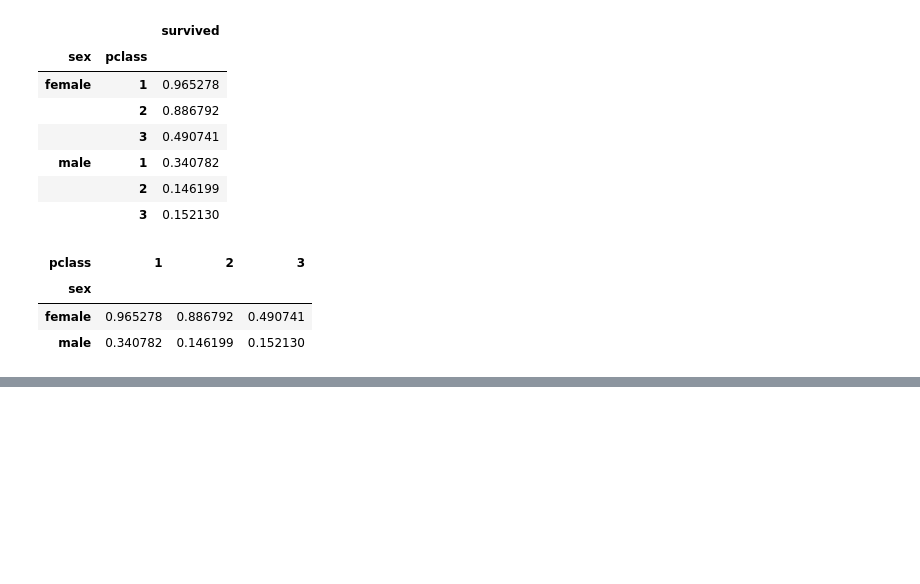
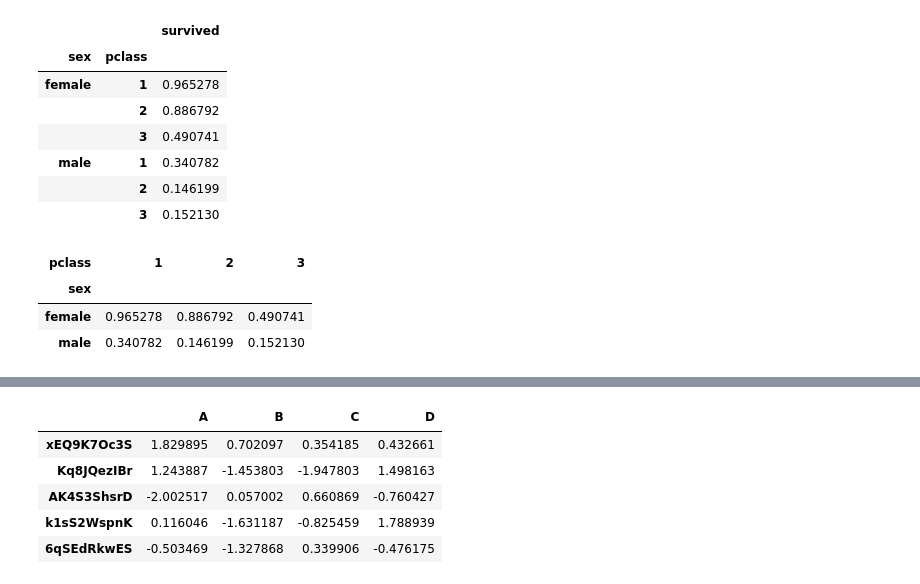
Before and after one commit to yap23/belajar_python, a Jupyter notebook: Belajar Pandas.ipynb, the cells around one changed output, grey strips where cells are left out. Cells and saved outputs as stored; diff of their text form; code cells hidden in the pictures; blank space fills up the shorter version.

```diff
--- a/Belajar Pandas.ipynb
+++ b/Belajar Pandas.ipynb
@@ -794,0 +887,10 @@ df.groupby(['sex','pclass'])['survived'].mean().unstack()
+# %%
+# Membentuk data frame dengan memanfaatkan pandas.util.testing
+pd.util.testing.makeDataFrame().head()
+# %% [output]
+|  | A | B | C | D |
+| xEQ9K7Oc3S | 1.829895 | 0.702097 | 0.354185 | 0.432661 |
+| Kq8JQezIBr | 1.243887 | -1.453803 | -1.947803 | 1.498163 |
+| AK4S3ShsrD | -2.002517 | 0.057002 | 0.660869 | -0.760427 |
+| k1sS2WspnK | 0.116046 | -1.631187 | -0.825459 | 1.788939 |
+| 6qSEdRkwES | -0.503469 | -1.327868 | 0.339906 | -0.476175 |
```
Also changed, not shown: parts of 51 cells of this notebook.
